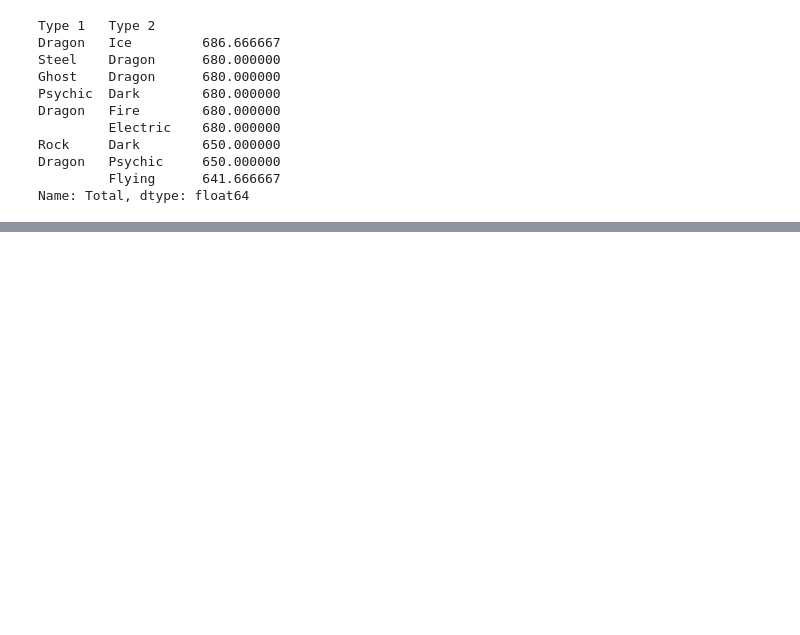
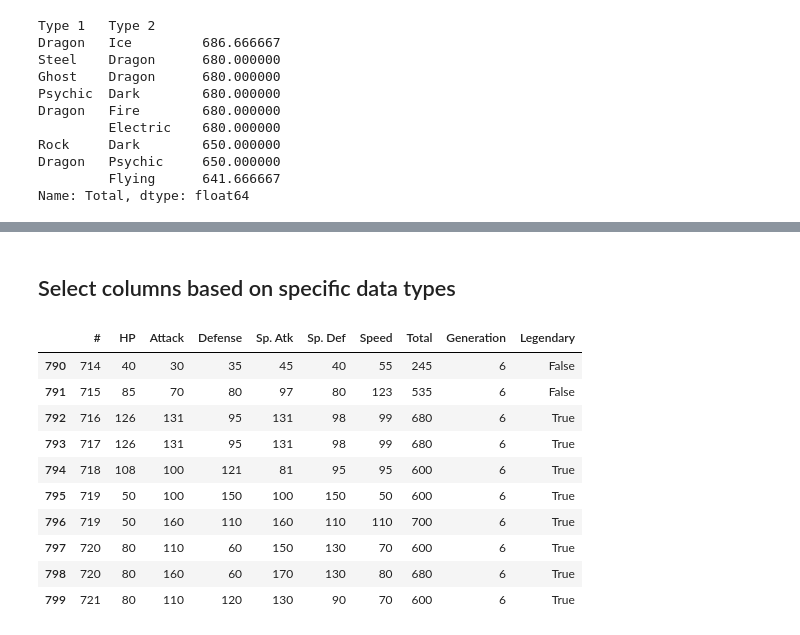
Before and after one commit to dibyaranjanGIT/Pandas, a Jupyter notebook: Pandas_Tutorial.ipynb, the cells around one changed output, grey strips where cells are left out. Cells and saved outputs as stored; diff of their text form; code cells hidden in the pictures; blank space fills up the shorter version.

```diff
--- a/Pandas_Tutorial.ipynb
+++ b/Pandas_Tutorial.ipynb
@@ -385,0 +474,17 @@ Name: Total, dtype: float64
+# %% [markdown]
+## Select columns based on specific data types
+# %%
+
+df.select_dtypes(include=['int64','bool'])
+# %% [output]
+|  | # | HP | Attack | Defense | Sp. Atk | Sp. Def | Speed | Total | Generation | Legendary |
+| 790 | 714 | 40 | 30 | 35 | 45 | 40 | 55 | 245 | 6 | False |
+| 791 | 715 | 85 | 70 | 80 | 97 | 80 | 123 | 535 | 6 | False |
+| 792 | 716 | 126 | 131 | 95 | 131 | 98 | 99 | 680 | 6 | True |
+| 793 | 717 | 126 | 131 | 95 | 131 | 98 | 99 | 680 | 6 | True |
+| 794 | 718 | 108 | 100 | 121 | 81 | 95 | 95 | 600 | 6 | True |
+| 795 | 719 | 50 | 100 | 150 | 100 | 150 | 50 | 600 | 6 | True |
+| 796 | 719 | 50 | 160 | 110 | 160 | 110 | 110 | 700 | 6 | True |
+| 797 | 720 | 80 | 110 | 60 | 150 | 130 | 70 | 600 | 6 | True |
+| 798 | 720 | 80 | 160 | 60 | 170 | 130 | 80 | 680 | 6 | True |
+| 799 | 721 | 80 | 110 | 120 | 130 | 90 | 70 | 600 | 6 | True |
```
Also changed, not shown: parts of 20 cells of this notebook, 17 other files.
